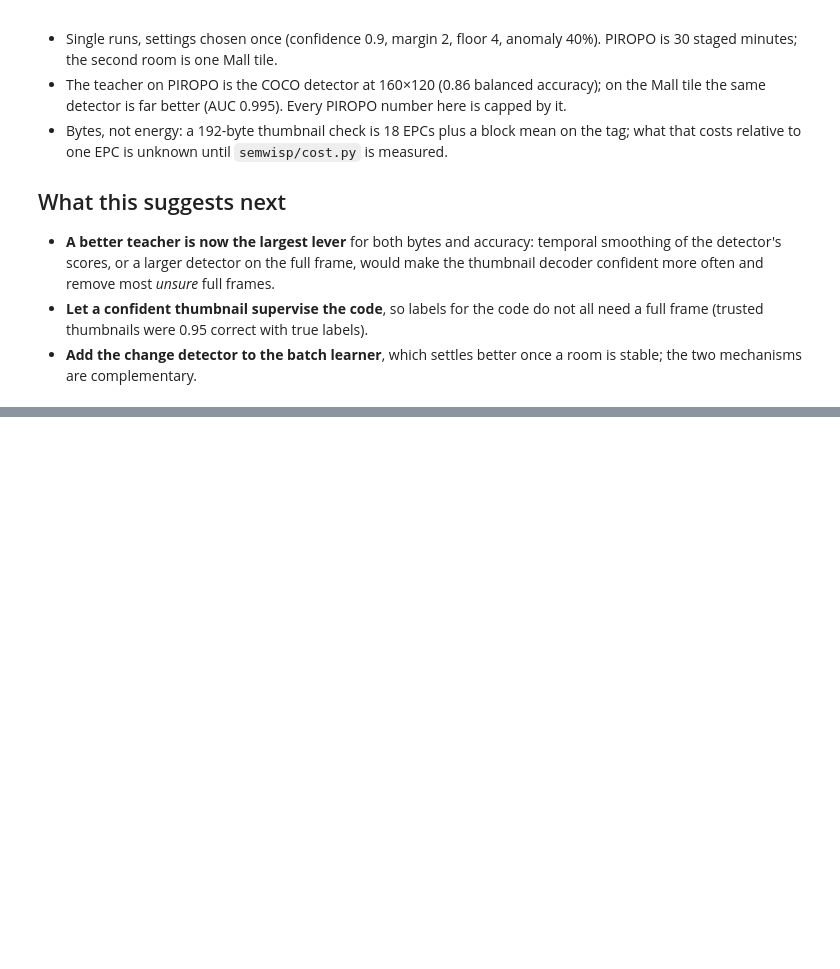
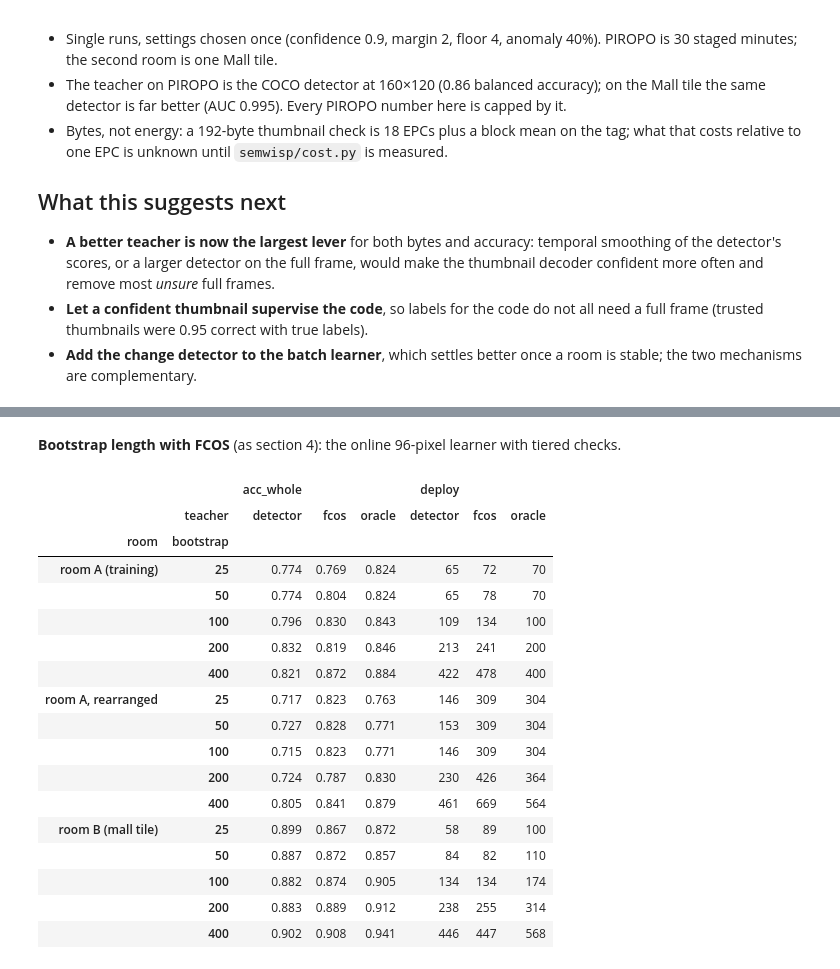
Before and after one commit to anderspearson206/SemanticWISP, a Jupyter notebook: experiments/tiered_checks.ipynb, the cells around one changed output, grey strips where cells are left out. Saved outputs shown, nothing was run; the diff lists cells and outputs as text; code cells hidden in the pictures; blank space fills up the shorter version.

```diff
--- a/experiments/tiered_checks.ipynb
+++ b/experiments/tiered_checks.ipynb
@@ -623,0 +737,26 @@ The batch learner is nearly flat in bootstrap length (within 0.04 everywhere), b
+# %% [markdown]
+**Bootstrap length with FCOS** (as section 4): the online 96-pixel learner with tiered checks.
+# %%
+b = boot[boot.learner == 'online_pixels'].pivot_table(index=['room', 'bootstrap'], columns='teacher',
+                                                     values=['deploy', 'acc_whole'])
+b = b.reindex(columns=TEACHER_ORDER, level=1)
+b.style.format('{:.3f}', subset='acc_whole').format('{:.0f}', na_rep='–', subset='deploy')
+# %% [output]
+|  |  | acc_whole |  |  | deploy |  |  |
+|  | teacher | detector | fcos | oracle | detector | fcos | oracle |
+| room | bootstrap |  |  |  |  |  |  |
+| room A (training) | 25 | 0.774 | 0.769 | 0.824 | 65 | 72 | 70 |
+|  | 50 | 0.774 | 0.804 | 0.824 | 65 | 78 | 70 |
+|  | 100 | 0.796 | 0.830 | 0.843 | 109 | 134 | 100 |
+|  | 200 | 0.832 | 0.819 | 0.846 | 213 | 241 | 200 |
+|  | 400 | 0.821 | 0.872 | 0.884 | 422 | 478 | 400 |
+| room A, rearranged | 25 | 0.717 | 0.823 | 0.763 | 146 | 309 | 304 |
+|  | 50 | 0.727 | 0.828 | 0.771 | 153 | 309 | 304 |
+|  | 100 | 0.715 | 0.823 | 0.771 | 146 | 309 | 304 |
+|  | 200 | 0.724 | 0.787 | 0.830 | 230 | 426 | 364 |
+|  | 400 | 0.805 | 0.841 | 0.879 | 461 | 669 | 564 |
+| room B (mall tile) | 25 | 0.899 | 0.867 | 0.872 | 58 | 89 | 100 |
+|  | 50 | 0.887 | 0.872 | 0.857 | 84 | 82 | 110 |
+|  | 100 | 0.882 | 0.874 | 0.905 | 134 | 134 | 174 |
+|  | 200 | 0.883 | 0.889 | 0.912 | 238 | 255 | 314 |
+|  | 400 | 0.902 | 0.908 | 0.941 | 446 | 447 | 568 |
```
Also changed, not shown: parts of 11 cells of this notebook, 6 other files.
